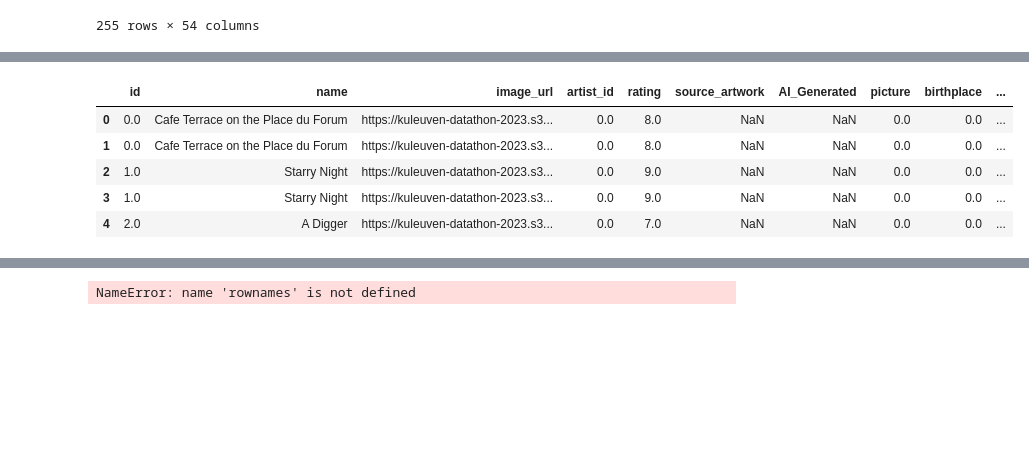
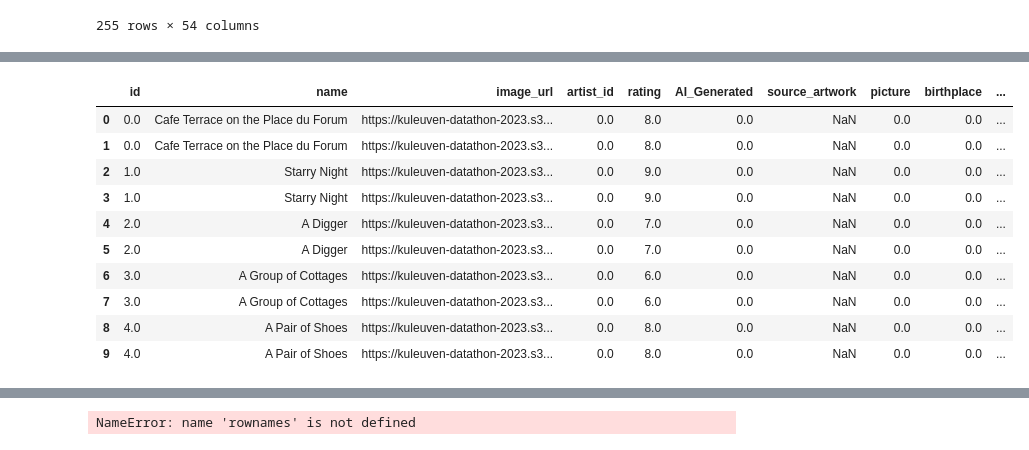
Before and after one commit to StefHerregods/datathon-AI-art, a Jupyter notebook: DataProcessing/1_DataProcessingMerge.ipynb, the cells around one changed output, grey strips where cells are left out. Cells and saved outputs as stored; diff of their text form; code cells hidden in the pictures; blank space fills up the shorter version.

Commit message:
add binary variables to dataframe and updated notebook

```diff
--- a/DataProcessing/1_DataProcessingMerge.ipynb
+++ b/DataProcessing/1_DataProcessingMerge.ipynb
@@ -269,0 +332,3 @@ Special_dummies.shape
+# %%
+Movement2 = pd.concat([Movement["artist_id"],Movement_dummies], axis = 1)
+Movement2.head(10)
@@ -269,0 +364,3 @@ Special_dummies.shape
+# %%
+Special2 = Special.pivot_table(index = "artist_id", columns = "specialty_id", aggfunc = "size", fill_value = 0)
+Special2.head()
@@ -269,0 +375,3 @@ Special_dummies.shape
+# %%
+Special2 = Special2.add_prefix("Special").reset_index(level=0)
+Special2.head()
@@ -270,18 +385,23 @@ Special_dummies.shape
 # %%
 #df_list2 = [Movement, Special, df1, Artist2, Education, Places2]
-df_list21 = [df1, Artist2, Education, Places2]
+df_list21 = [df1, Artist2, Education, Places2, Movement2, Special2, Education2]
 
 #df2 = reduce(lambda left, right: pd.merge(left, right, on = ["artist_id"], how = "outer"), df_list2)
 df21 = reduce(lambda left, right: pd.merge(left, right, on = ["artist_id"], how = "outer"), df_list21)
 # %%
-df21.head()
+df21.head(10)
 # %% [output]
-|  | id | name | image_url | artist_id | rating | source_artwork | AI_Generated | picture | birthplace | ... |
-| 0 | 0.0 | Cafe Terrace on the Place du Forum | https://kuleuven-datathon-2023.s3... | 0.0 | 8.0 | NaN | NaN | 0.0 | 0.0 | ... |
-| 1 | 0.0 | Cafe Terrace on the Place du Forum | https://kuleuven-datathon-2023.s3... | 0.0 | 8.0 | NaN | NaN | 0.0 | 0.0 | ... |
-| 2 | 1.0 | Starry Night | https://kuleuven-datathon-2023.s3... | 0.0 | 9.0 | NaN | NaN | 0.0 | 0.0 | ... |
-| 3 | 1.0 | Starry Night | https://kuleuven-datathon-2023.s3... | 0.0 | 9.0 | NaN | NaN | 0.0 | 0.0 | ... |
-| 4 | 2.0 | A Digger | https://kuleuven-datathon-2023.s3... | 0.0 | 7.0 | NaN | NaN | 0.0 | 0.0 | ... |
+|  | id | name | image_url | artist_id | rating | AI_Generated | source_artwork | picture | birthplace | ... |
+| 0 | 0.0 | Cafe Terrace on the Place du Forum | https://kuleuven-datathon-2023.s3... | 0.0 | 8.0 | 0.0 | NaN | 0.0 | 0.0 | ... |
+| 1 | 0.0 | Cafe Terrace on the Place du Forum | https://kuleuven-datathon-2023.s3... | 0.0 | 8.0 | 0.0 | NaN | 0.0 | 0.0 | ... |
+| 2 | 1.0 | Starry Night | https://kuleuven-datathon-2023.s3... | 0.0 | 9.0 | 0.0 | NaN | 0.0 | 0.0 | ... |
+| 3 | 1.0 | Starry Night | https://kuleuven-datathon-2023.s3... | 0.0 | 9.0 | 0.0 | NaN | 0.0 | 0.0 | ... |
+| 4 | 2.0 | A Digger | https://kuleuven-datathon-2023.s3... | 0.0 | 7.0 | 0.0 | NaN | 0.0 | 0.0 | ... |
+| 5 | 2.0 | A Digger | https://kuleuven-datathon-2023.s3... | 0.0 | 7.0 | 0.0 | NaN | 0.0 | 0.0 | ... |
+| 6 | 3.0 | A Group of Cottages | https://kuleuven-datathon-2023.s3... | 0.0 | 6.0 | 0.0 | NaN | 0.0 | 0.0 | ... |
+| 7 | 3.0 | A Group of Cottages | https://kuleuven-datathon-2023.s3... | 0.0 | 6.0 | 0.0 | NaN | 0.0 | 0.0 | ... |
+| 8 | 4.0 | A Pair of Shoes | https://kuleuven-datathon-2023.s3... | 0.0 | 8.0 | 0.0 | NaN | 0.0 | 0.0 | ... |
+| 9 | 4.0 | A Pair of Shoes | https://kuleuven-datathon-2023.s3... | 0.0 | 8.0 | 0.0 | NaN | 0.0 | 0.0 | ... |
 # %%
 df_list3 = [df21, OutputReal2, OutputFake2, FeaturesFake, FeaturesReal, Rec]
 #df_list4 = [OutputReal2, OutputFake2, FeaturesFake, FeaturesReal]
```
Also changed, not shown: parts of 17 cells of this notebook, 1 other file.
